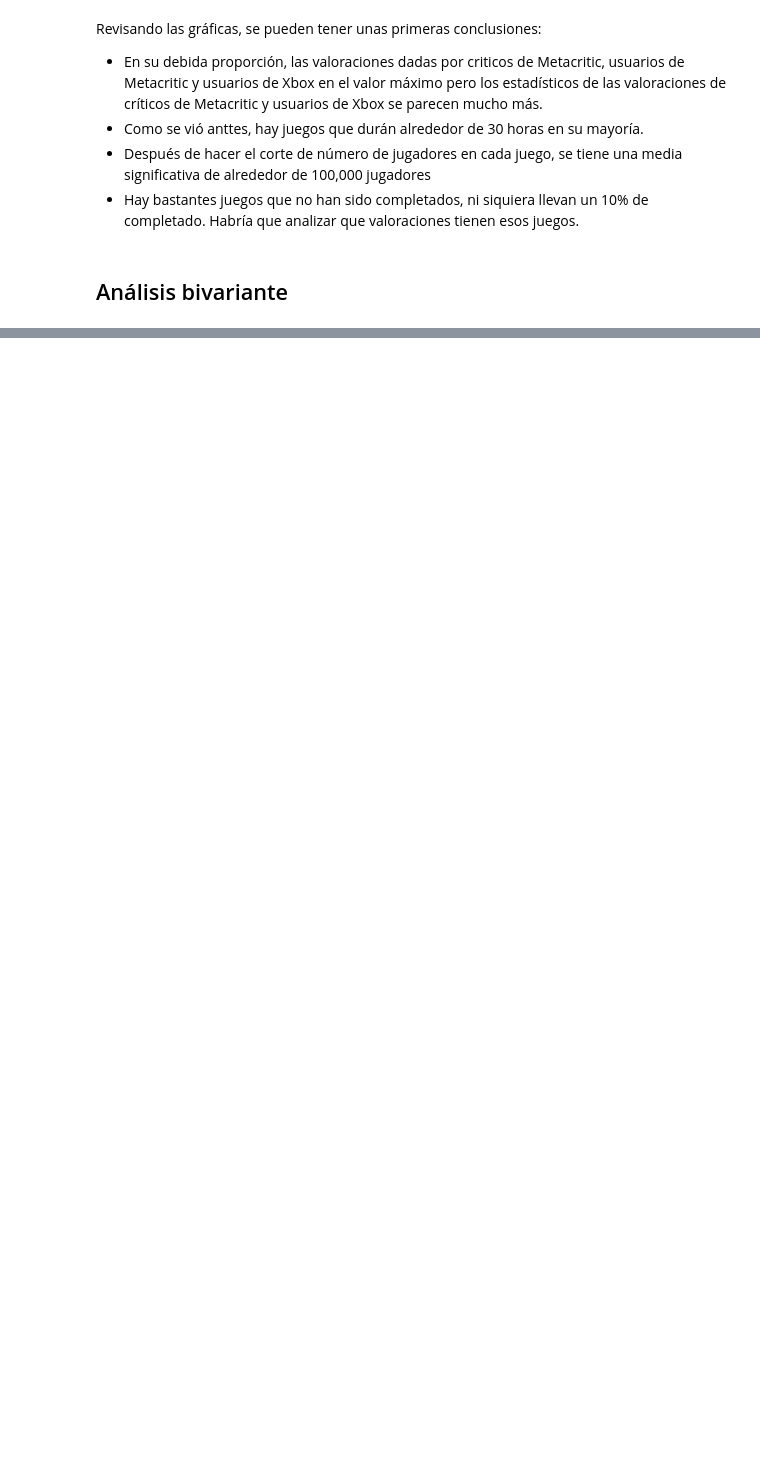
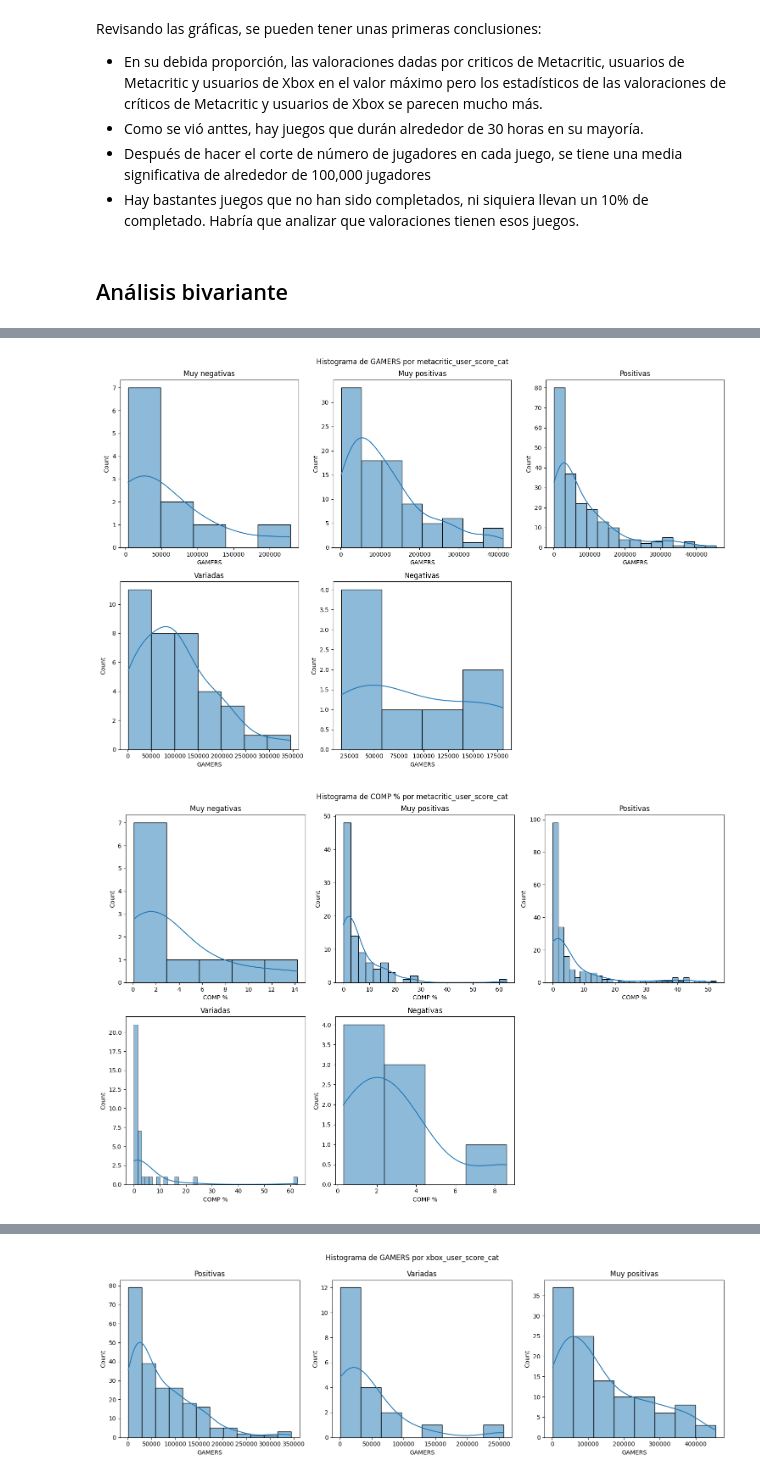
Before and after one commit to RisaacSBolivar/EDA_AprovechamientoXboxGP, a Jupyter notebook: src/notebooks/analisis.ipynb, the cells around one changed output, grey strips where cells are left out. Drawn from its saved outputs; the diff is of its cells as text; code cells hidden in the pictures; blank space fills up the shorter version.

```diff
--- a/src/notebooks/analisis.ipynb
+++ b/src/notebooks/analisis.ipynb
@@ -451,0 +487,8 @@ Revisando las gráficas, se pueden tener unas primeras conclusiones:
+# %%
+# Crear gráficos de histogramas para cada combinación de columna categórica y numérica
+for cat_col in categorical_columns:
+    for num_col in numerical_columns_s:
+        funtils.plot_categorical_numerical_histograms(df_merged, cat_col, num_col)
+# %% [output]
+[figure, added]
+[figure, added]
@@ -451,0 +496 @@ Revisando las gráficas, se pueden tener unas primeras conclusiones:
+[figure, added]
```
Also changed, not shown: parts of 14 cells of this notebook, 2 other files.
